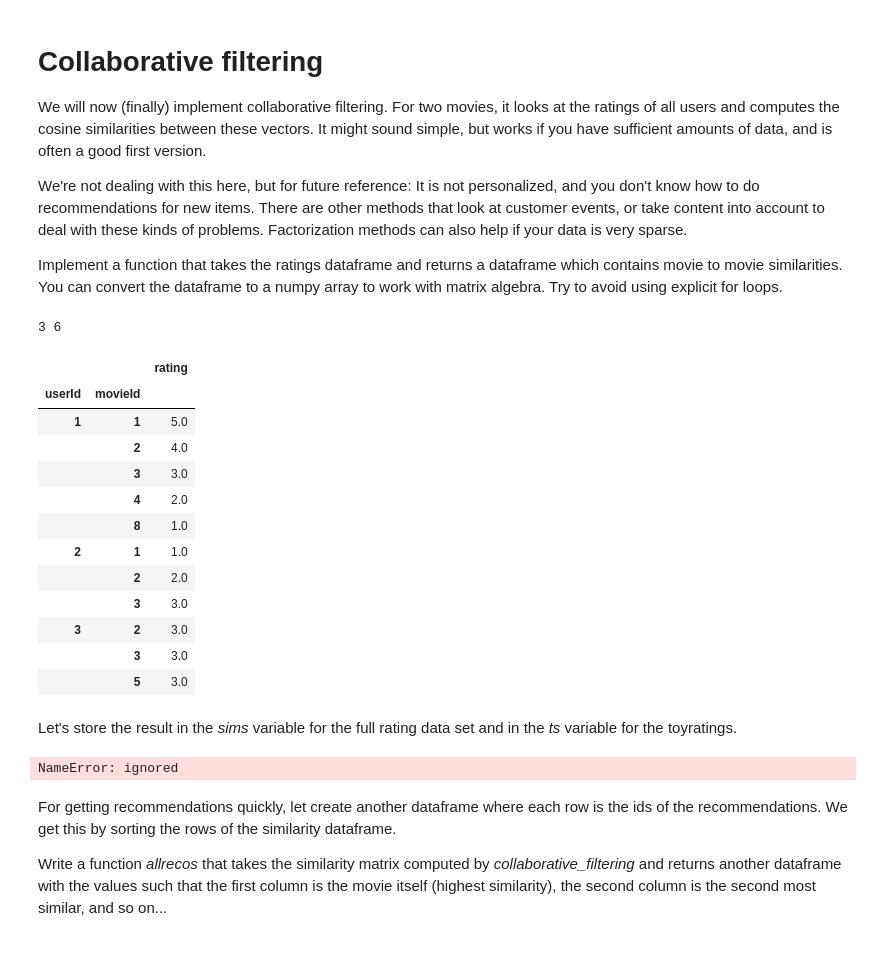
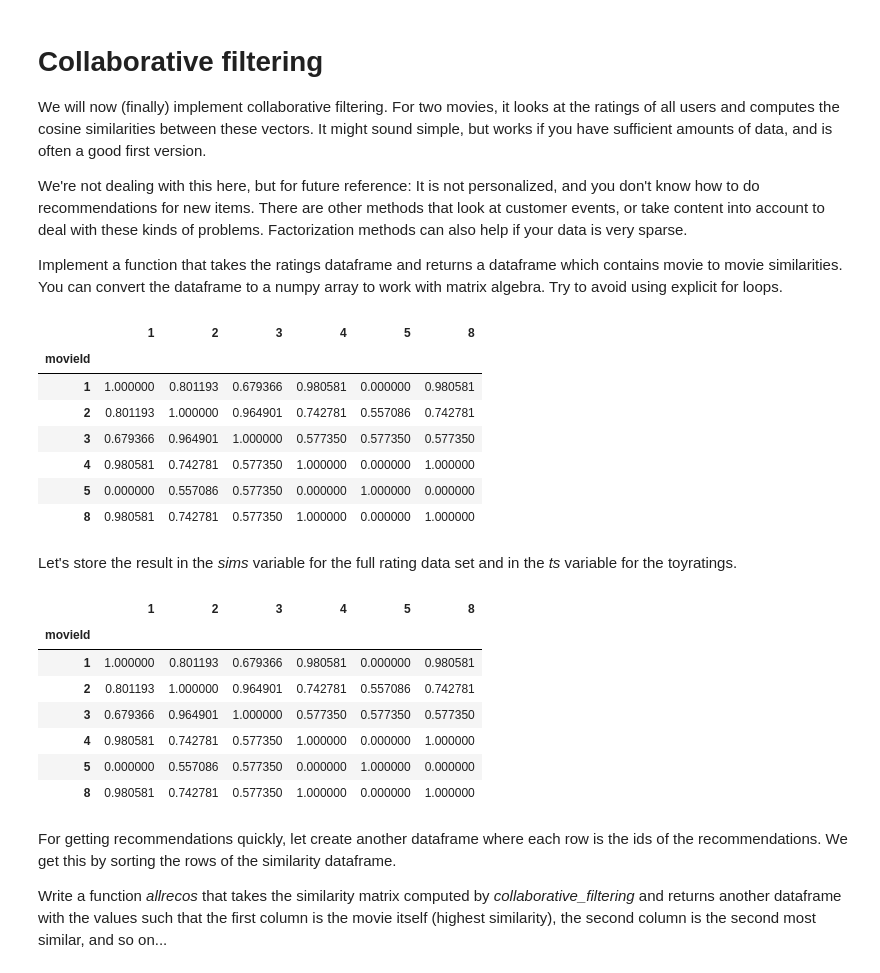
Before and after one commit to DOMEscho/saki-recommender-system, a Jupyter notebook: SAKI_reco_exercise.ipynb, the cells around one changed output. Cells and saved outputs as stored; diff of their text form; code cells hidden in the pictures.

```diff
--- a/SAKI_reco_exercise.ipynb
+++ b/SAKI_reco_exercise.ipynb
@@ -272,30 +291,3 @@ We will now (finally) implement collaborative filtering. For two movies, it look
 We're not dealing with this here, but for future reference: It is not personalized, and you don't know how to do recommendations for new items. There are other methods that look at customer events, or take content into account to deal with these kinds of problems. Factorization methods can also help if your data is very sparse.
 
 Implement a function that takes the ratings dataframe and returns a dataframe which contains movie to movie similarities. You can convert the dataframe to a numpy array to work with matrix algebra. Try to avoid using explicit for loops.
-# %%
-def collaborative_filtering(ratings):
-    #return ratings[['userId', 'movieId', 'rating']].set_index('userId').to_numpy()
-    #sim_df = pd.DataFrame(ratings[['movieId', 'userId', 'rating']])
-    #return sim_df.set_index(['movieId', 'movieId'])
-    # TODO: Make sure the are always sorted by userId, then by moviId
-    nr_of_rows = len(ratings['userId'].unique())
-    nr_of_columns = len(ratings['movieId'].unique())
-    print(nr_of_rows, nr_of_columns)
-    return ratings.set_index(['userId', 'movieId'])[['rating']]
-
-collaborative_filtering(toyratings)
-# %% [output]
-3 6
-|  |  | rating |
-| userId | movieId |  |
-| 1 | 1 | 5.0 |
-|  | 2 | 4.0 |
-|  | 3 | 3.0 |
-|  | 4 | 2.0 |
-|  | 8 | 1.0 |
-| 2 | 1 | 1.0 |
-|  | 2 | 2.0 |
-|  | 3 | 3.0 |
-| 3 | 2 | 3.0 |
-|  | 3 | 3.0 |
-|  | 5 | 3.0 |
@@ -302,3 +297,35 @@ collaborative_filtering(toyratings)
+# %%
+def collaborative_filtering(ratings):
+    # TODO: Make sure the are always sorted by userId, then by moviId
+    tmp = pd.DataFrame(ratings[['movieId', 'userId', 'rating']]).set_index(['userId'])
+    tmp = tmp.pivot_table(values='rating',
+                          index=tmp.index,
+                          columns='movieId',
+                          aggfunc='first')
+    userIds = tmp.index.values
+    movieIds = tmp.columns.values
+    # tmp has still nan entries.
+    # For now we just fill them with zero
+    user_item = tmp.to_numpy(na_value=0)
+    # Add a centered approach would properably beneficial
+    item_sim = user_item.T @ user_item
+    norms = np.array([np.sqrt(np.diagonal(item_sim))])
+    N = norms.T @ norms
+    sim = item_sim / N
+    sim_df = pd.DataFrame(sim, index=movieIds, columns=movieIds)
+    sim_df.index.name = 'movieId'
+    return sim_df
+
+collaborative_filtering(toyratings)
+# %% [output]
+|  | 1 | 2 | 3 | 4 | 5 | 8 |
+| movieId |  |  |  |  |  |  |
+| 1 | 1.000000 | 0.801193 | 0.679366 | 0.980581 | 0.000000 | 0.980581 |
+| 2 | 0.801193 | 1.000000 | 0.964901 | 0.742781 | 0.557086 | 0.742781 |
+| 3 | 0.679366 | 0.964901 | 1.000000 | 0.577350 | 0.577350 | 0.577350 |
+| 4 | 0.980581 | 0.742781 | 0.577350 | 1.000000 | 0.000000 | 1.000000 |
+| 5 | 0.000000 | 0.557086 | 0.577350 | 0.000000 | 1.000000 | 0.000000 |
+| 8 | 0.980581 | 0.742781 | 0.577350 | 1.000000 | 0.000000 | 1.000000 |
 # %% [markdown]
 Let's store the result in the _sims_ variable for the full rating data set and in the _ts_ variable for the toyratings.
 # %%
@@ -308,7 +335,14 @@ sims
 ts = collaborative_filtering(toyratings)
 ts
 # %% [output]
-NameError: ignored
+|  | 1 | 2 | 3 | 4 | 5 | 8 |
+| movieId |  |  |  |  |  |  |
+| 1 | 1.000000 | 0.801193 | 0.679366 | 0.980581 | 0.000000 | 0.980581 |
+| 2 | 0.801193 | 1.000000 | 0.964901 | 0.742781 | 0.557086 | 0.742781 |
+| 3 | 0.679366 | 0.964901 | 1.000000 | 0.577350 | 0.577350 | 0.577350 |
+| 4 | 0.980581 | 0.742781 | 0.577350 | 1.000000 | 0.000000 | 1.000000 |
+| 5 | 0.000000 | 0.557086 | 0.577350 | 0.000000 | 1.000000 | 0.000000 |
+| 8 | 0.980581 | 0.742781 | 0.577350 | 1.000000 | 0.000000 | 1.000000 |
 # %% [markdown]
 For getting recommendations quickly, let create another dataframe where each row is the ids of the recommendations. We get this by sorting the rows of the similarity dataframe.
 
```
Also changed, not shown: parts of 13 cells of this notebook.
